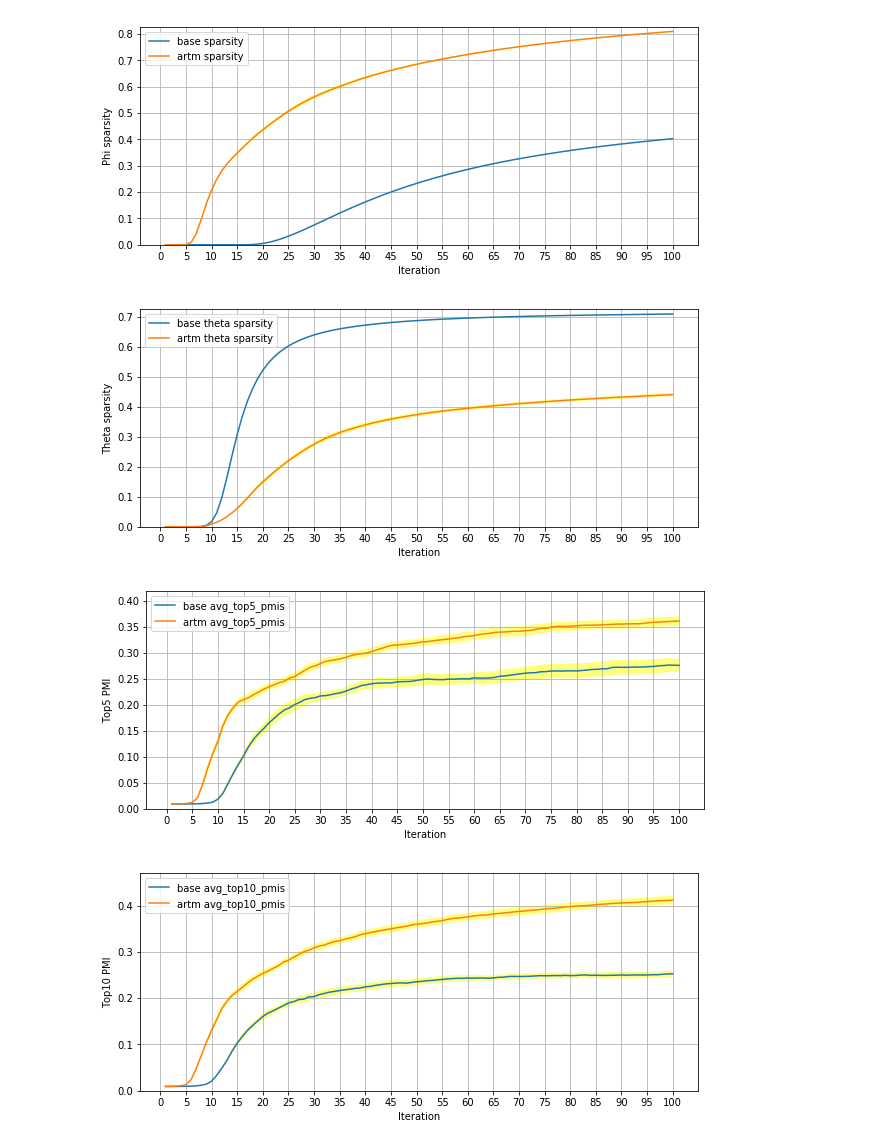
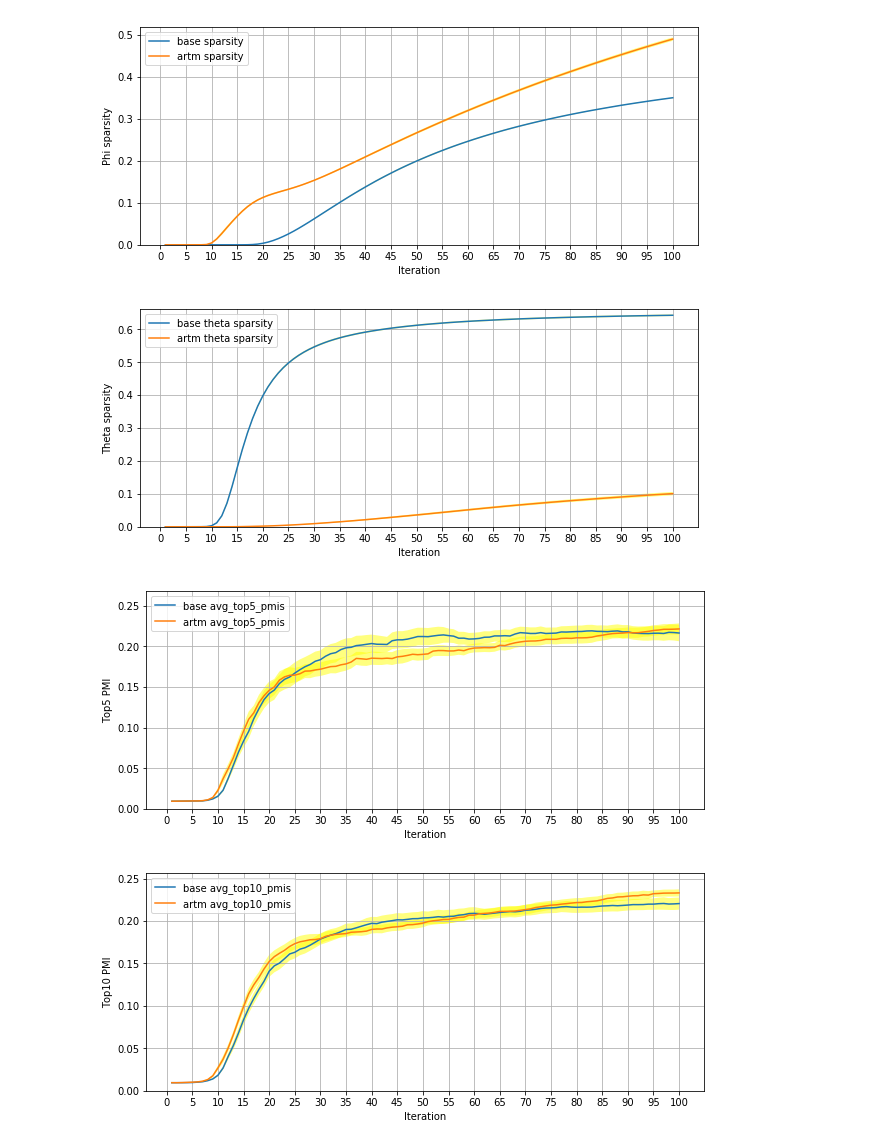
Before and after one commit to ilirhin/Diploma, a Jupyter notebook: Sources/ThetalessExperimentNIPS.ipynb, the cells around one changed output. Cells and saved outputs as stored; diff of their text form; code cells hidden in the pictures.

```diff
--- a/Sources/ThetalessExperimentNIPS.ipynb
+++ b/Sources/ThetalessExperimentNIPS.ipynb
@@ -162,3 +162,15 @@ def phi_experiment_res(path_base, path_artm):
             'artm avg_top20_pmis'
         ]
     )
+
+    compare(
+        [
+            d['base_res']['avg_top30_pmis'],
+            d['artm_res']['avg_top30_pmis']
+        ],
+        'Top30 PMI',
+        [
+            'base avg_top30_pmis',
+            'artm avg_top30_pmis'
+        ]
+    )
@@ -165,3 +179,3 @@ def phi_experiment_res(path_base, path_artm):
 # %%
-phi_experiment_res('./thetaless_exp/NIPS_30t_base_0_0.pkl', './thetaless_exp/NIPS_30t_artm_0_0.pkl')
+phi_experiment_res('./thetaless_exp/NIPS_20t/NIPS_20t_base_0_0.pkl', './thetaless_exp/NIPS_20t/NIPS_20t_artm_0_0.pkl')
 # %% [output]
@@ -172,4 +186,4 @@ phi_experiment_res('./thetaless_exp/NIPS_30t_base_0_0.pkl', './thetaless_exp/NIP
-[figure, old version]
+[figure, new version]
-[figure, old version]
+[figure, new version]
-[figure, old version]
+[figure, new version]
-[figure, old version]
+[figure, new version]
```
Also changed, not shown: parts of 18 cells of this notebook, 5 other files.
